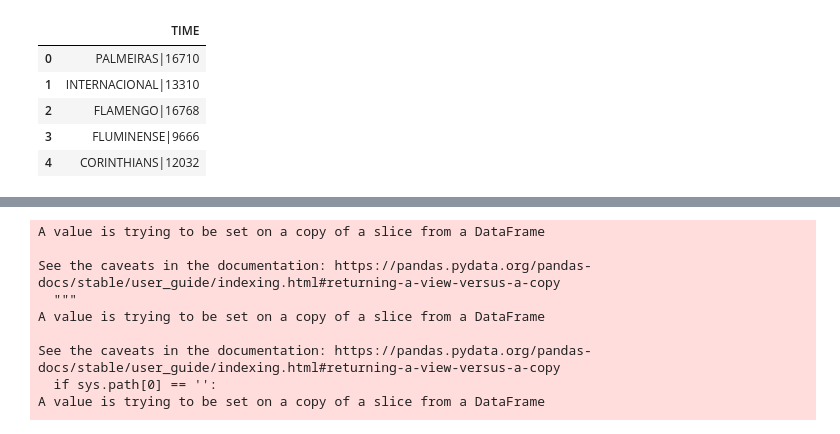
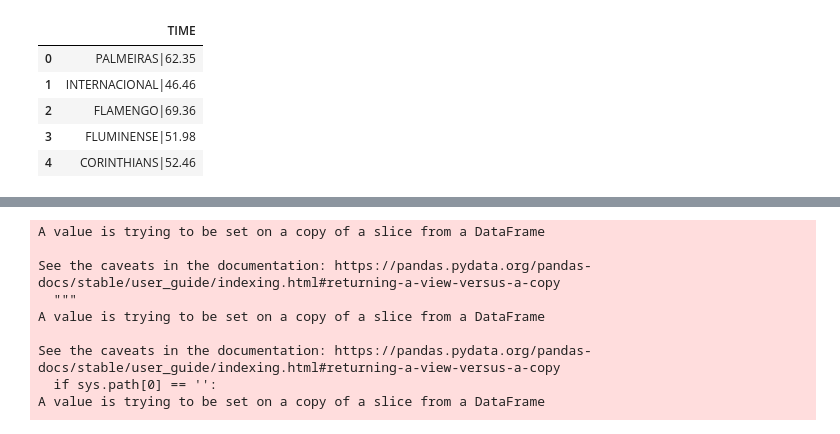
Before and after one commit to DartagnanFreire/Campeonato-Brasileiro-Previsao-v1.0, a Jupyter notebook: Campeão_do_Brasileiro.ipynb, the cells around one changed output, grey strips where cells are left out. Saved outputs shown, nothing was run; the diff lists cells and outputs as text; code cells hidden in the pictures.

```diff
--- a/Campeão_do_Brasileiro.ipynb
+++ b/Campeão_do_Brasileiro.ipynb
@@ -3,15 +3,15 @@
 # %%
 import pandas as pd
 
-df = pd.read_csv('https://raw.githubusercontent.com/DartagnanFreire/Campeonato-Brasileiro-Previsao/main/CampeonatoBrasileiro2022.csv')
+df = pd.read_csv('https://raw.githubusercontent.com/DartagnanFreire/Campeonato-Brasileiro-Previsao/main/Camp%20Brasileiro%202022.csv')
 df.head()
 # %% [output]
 |  | TIME |
-| 0 | PALMEIRAS|16710 |
-| 1 | INTERNACIONAL|13310 |
-| 2 | FLAMENGO|16768 |
-| 3 | FLUMINENSE|9666 |
-| 4 | CORINTHIANS|12032 |
+| 0 | PALMEIRAS|62.35 |
+| 1 | INTERNACIONAL|46.46 |
+| 2 | FLAMENGO|69.36 |
+| 3 | FLUMINENSE|51.98 |
+| 4 | CORINTHIANS|52.46 |
 # %%
 import random
 
```
Also changed, not shown: parts of 41 cells of this notebook.
